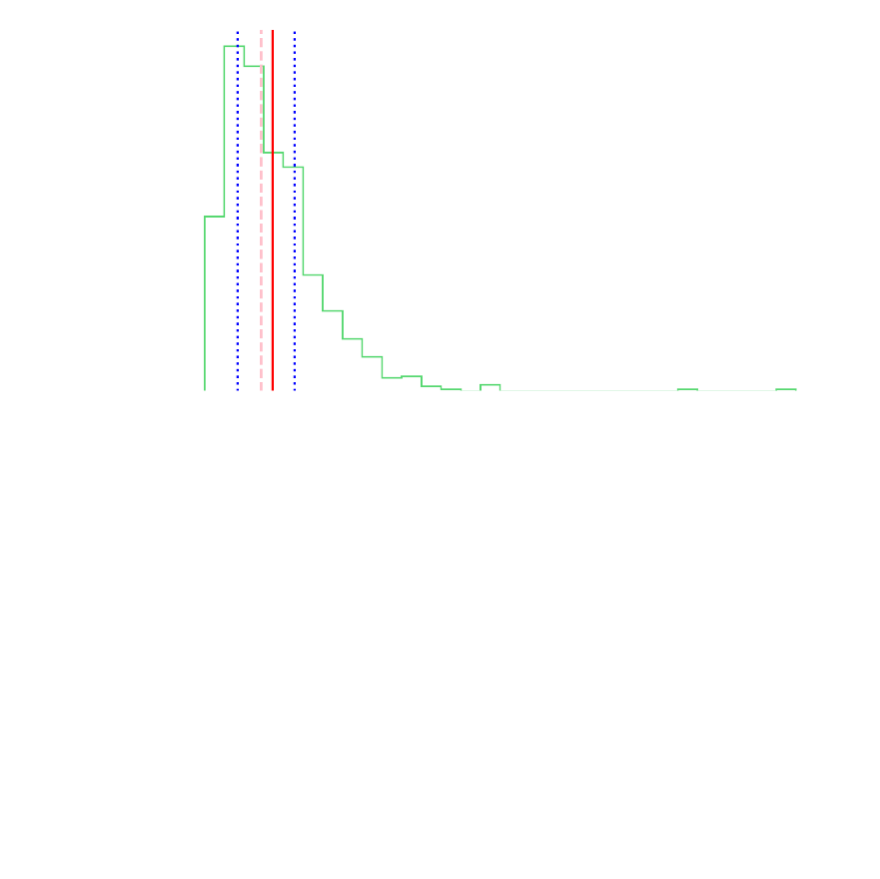
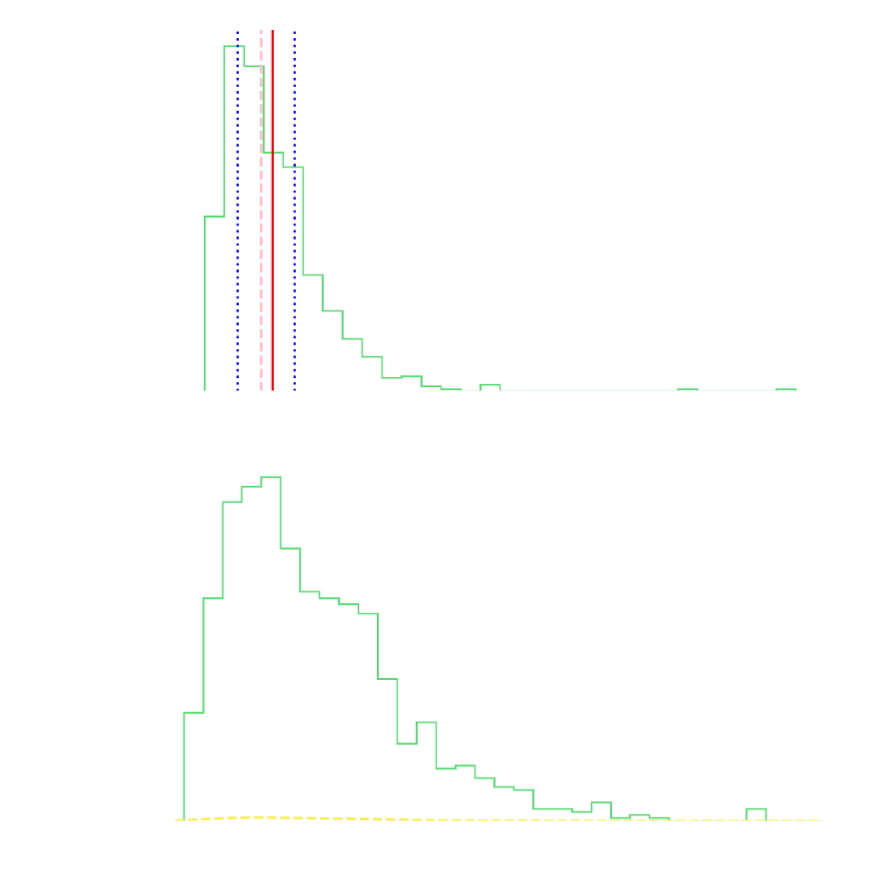
Before and after one commit to RyanLBuchanan/D206_Data_Cleaning, a Jupyter notebook: Learning_Resources/Python_Statistics_Essential_Training/Exercise Files/chapter3/03_03/my_histograms.ipynb, the cells around one changed output. Cells and saved outputs as stored; diff of their text form; code cells hidden in the pictures; blank space fills up the shorter version.

```diff
--- a/Learning_Resources/Python_Statistics_Essential_Training/Exercise Files/chapter3/03_03/my_histograms.ipynb
+++ b/Learning_Resources/Python_Statistics_Essential_Training/Exercise Files/chapter3/03_03/my_histograms.ipynb
@@ -60,3 +60,10 @@ pp.axvline(china1965.income.quantile(0.75), color='blue', linestyle=':')
 # %% [output]
 <matplotlib.lines.Line2D at 0x...>
 [figure]
+# %%
+china1965.income.plot(kind='hist', histtype='step', bins=60)
+china1965.income.plot.density()
+
+pp.axis(xmin=0, xmax=3);
+# %% [output]
+[figure, added]
```
Also changed, not shown: parts of 15 cells of this notebook.
